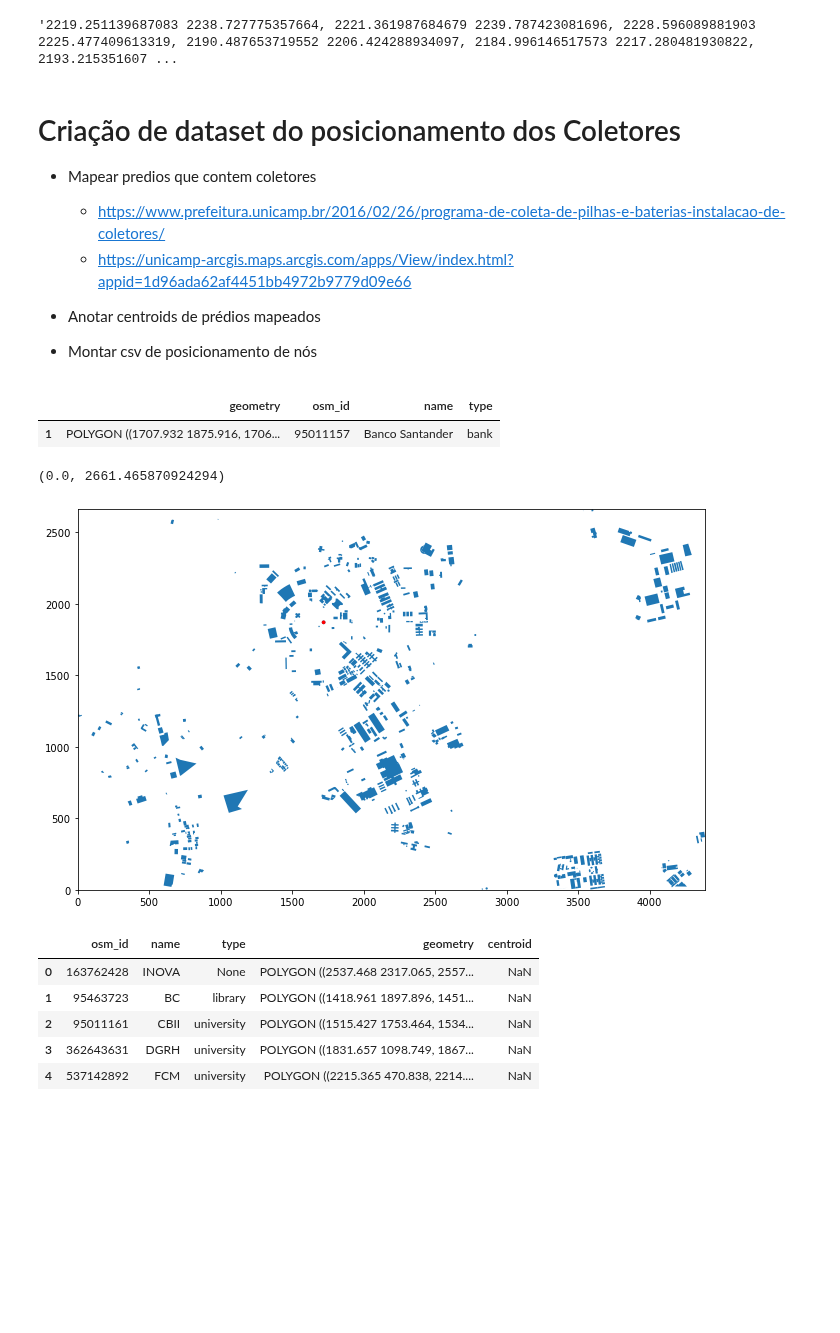
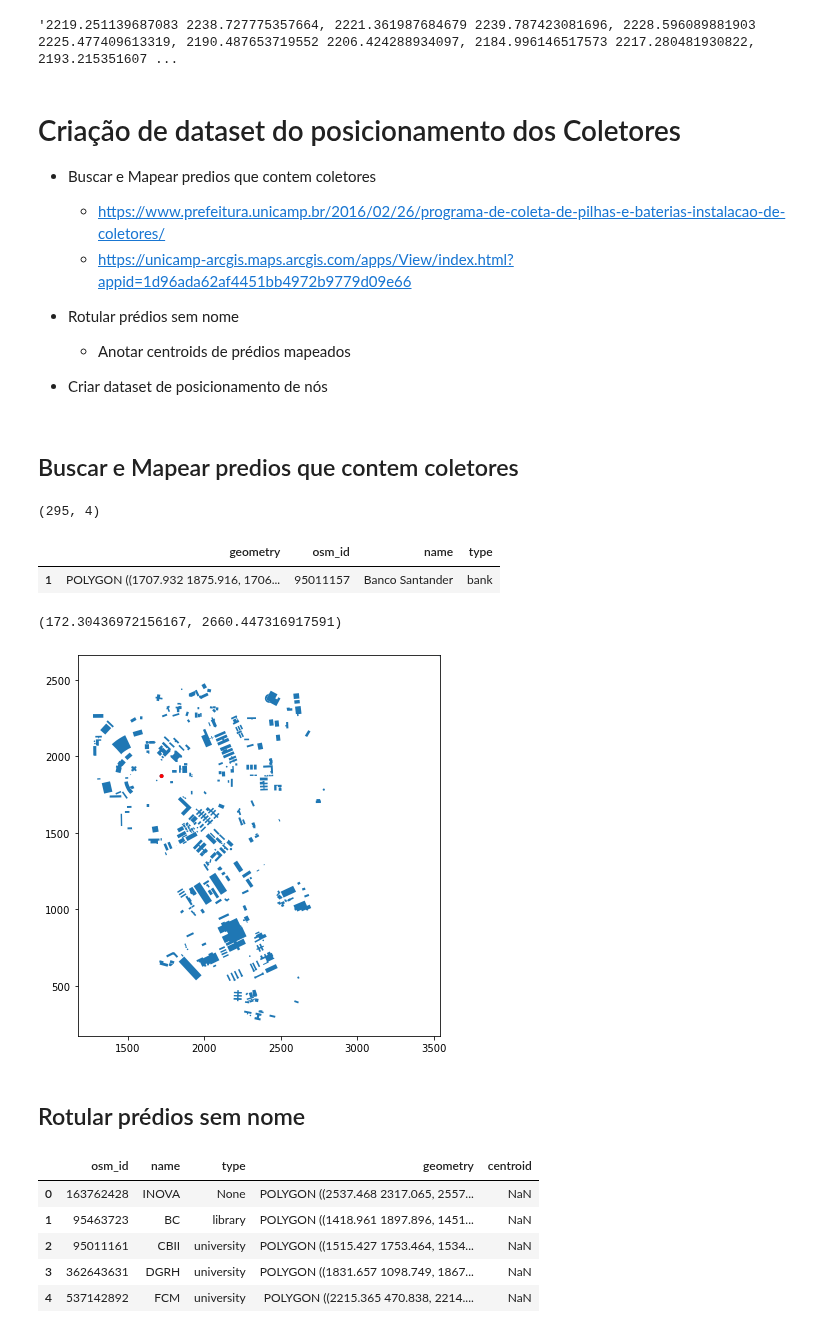
Before and after one commit to wasp-lahis/ns3-bmap, a Jupyter notebook: NS3/obstacle_exp/create-unicamp-datasets.ipynb, the cells around one changed output. Drawn from its saved outputs; the diff is of its cells as text; code cells hidden in the pictures; blank space fills up the shorter version.

Commit message:
predios externos ao campus removidos

```diff
--- a/NS3/obstacle_exp/create-unicamp-datasets.ipynb
+++ b/NS3/obstacle_exp/create-unicamp-datasets.ipynb
@@ -415,0 +420,36 @@ mapa_normalizado
+# %%
+# REMOVE PRÉDIOS EXTERNOS A UNICAMP
+predios_externos = [
+430669816, 430669831, 430669834, 432450447, 433093651, 433113382, 433113491, 433113680, 433122921,
+365923638, 365923673, 365923778, 365923845, 365923888, 152072898, 152073614, 152073616, 152073618,
+152073619, 260542749, 186578257, 186578259, 258633062, 365923609, 355176010, 256659533, 355176008,
+365923625, 365923635, 404611803, 404611804, 404611805, 404611806, 404611807, 404611808, 404718313,
+404727748, 404727750, 430268890, 430268891, 430268893, 430268896, 430268898, 433123132, 433124150,
+433124151, 433124152, 433124153, 433124154, 433124155, 433124207, 535296300, 535296301, 535296302,
+535297665, 531269652, 535297666, 535297667, 535297668, 535297669, 535300979, 535300980, 535300981,
+535300982, 535300983, 535300984, 535300985, 535300986, 535300987, 535313329, 535313331, 535313333,
+535313335, 535313337, 535313338, 535313340, 535313342, 535313344, 535313346, 535313348, 535313350,
+535324162, 535324164, 535324165, 535324163, 535324166, 535324167, 535324168, 535324169, 535324170,
+535324171, 535324172, 535324173, 535324174, 535324175, 535324176, 535324177, 535324178, 535324179,
+535324180, 535324181, 535324182, 535324183, 535324185, 535324186, 535324187, 535324188, 535324189,
+535335892, 535335894, 535335895, 535335897, 535300988, 535335899, 535300988, 535335899, 535335900,
+535335901, 535354595, 535354596, 535335898, 535324184, 535305960, 531269049, 538743968, 538971320,
+538971329, 539206917, 539211849, 539409502, 539409503, 539622003, 540438600, 540438602, 540438604,
+541342109, 556029153, 556460922, 556460927, 556460929, 556460931, 556460933, 556460935, 556460937,
+556460939, 556460943, 556460944, 556460947, 556460948, 563505750, 564166303, 566854866, 566854867,
+603144340, 603150725, 603150726, 626214630, 626214631, 627167444, 627167446, 627167447, 627663595,
+627663596, 627663597, 627167444, 627167446, 627167447, 627663595, 627663596, 627663597, 627663598,
+627798928, 627798929, 627798931, 627798933, 627798936, 627798938, 627802134, 627802135, 633390066,
+633390068, 633390069, 633390071, 633390072, 633390073, 633390074, 633390075, 633390076, 633390077,
+633390078, 633390079, 633390080, 633390082, 633390083, 633390084, 633390087, 633390089, 633390094,
+633390096, 633390098, 633390101, 633390104, 633390105, 633390106, 633390108, 633390109, 633390110,
+633390111, 633390112, 684602338, 684602339, 684602340, 694483210, 694483211, 747442134, 747442133,
+792139327, 556460920, 556460945, 556460946, 556327607, 556327608
+]
+
+for predio in predios_externos:
+    mapa_normalizado.drop(mapa_normalizado.index[mapa_normalizado['osm_id'] == predio], inplace = True)
+
+# reorganizando indexes
+mapa_normalizado = mapa_normalizado.reset_index(drop=True)
+mapa_normalizado.head()
@@ -460,13 +508,15 @@ with open(save_path_file, "w") as f:
 # %% [markdown]
 # Criação de dataset do posicionamento dos Coletores
 
-- Mapear predios que contem coletores
+- Buscar e Mapear predios que contem coletores
     - https://www.prefeitura.unicamp.br/2016/02/26/programa-de-coleta-de-pilhas-e-baterias-instalacao-de-coletores/
     - https://unicamp-arcgis.maps.arcgis.com/apps/View/index.html?appid=1d96ada62af4451bb4972b9779d09e66
 
-- Anotar centroids de prédios mapeados
-
-- Montar csv de posicionamento de nós
+- Rotular prédios sem nome
+    - Anotar centroids de prédios mapeados
+- Criar dataset de posicionamento de nós
+# %% [markdown]
+## Buscar e Mapear predios que contem coletores
 # %%
 # ----- RESULTADOS DO MAPEAMENTO
 
@@ -537,7 +587,8 @@ with open(save_path_file, "w") as f:
 
 # Busca por linha em todo dataset
 predio = mapa_normalizado.iloc[1:2] #ex Reitoria 367-376
-predio.head()
+print(mapa_normalizado.shape)
+predio.head(predio.shape[0])
 
 # Busca por Nome
 # predio = mapa_normalizado[mapa_normalizado['name'].str.contains("Restaurante",  na=False)]
@@ -553,5 +604,6 @@ predio.head()
 # predio = predio_sem_indentificacao.iloc[47:48] # ex HC
 # predio.head()
 # %% [output]
+(295, 4)
 |  | geometry | osm_id | name | type |
 | 1 | POLYGON ((1707.932 1875.916, 1706... | 95011157 | Banco Santander | bank |
@@ -558,18 +612,20 @@ predio.head()
 # %%
-# ----- PLOT DE PREDIO DE ACORDO COM A BUSCA REALIZADA
+### ----- PLOT DE PREDIO DE ACORDO COM A BUSCA REALIZADA
 
 ax = mapa_normalizado.plot(figsize=(15, 7))
 
 # predios None
 predio['geometry'].plot(ax=ax, color='Red')
 
 # Para ampliar area mudar param. de set_xlim e set_ylim
 minx, miny, maxx, maxy = mapa_normalizado.total_bounds
-ax.set_xlim(minx, maxx)
-ax.set_ylim(miny, maxy)
+ax.set_xlim(minx -100, maxx)
+ax.set_ylim(miny -100, maxy)
 # %% [output]
-(0.0, 2661.465870924294)
+(172.30436972156167, 2660.447316917591)
-[figure, old version]
+[figure, new version]
+# %% [markdown]
+## Rotular prédios sem nome
 # %%
 # Dataset de Prédio com coletores
 
```
Also changed, not shown: parts of 21 cells of this notebook, 1 other file.
